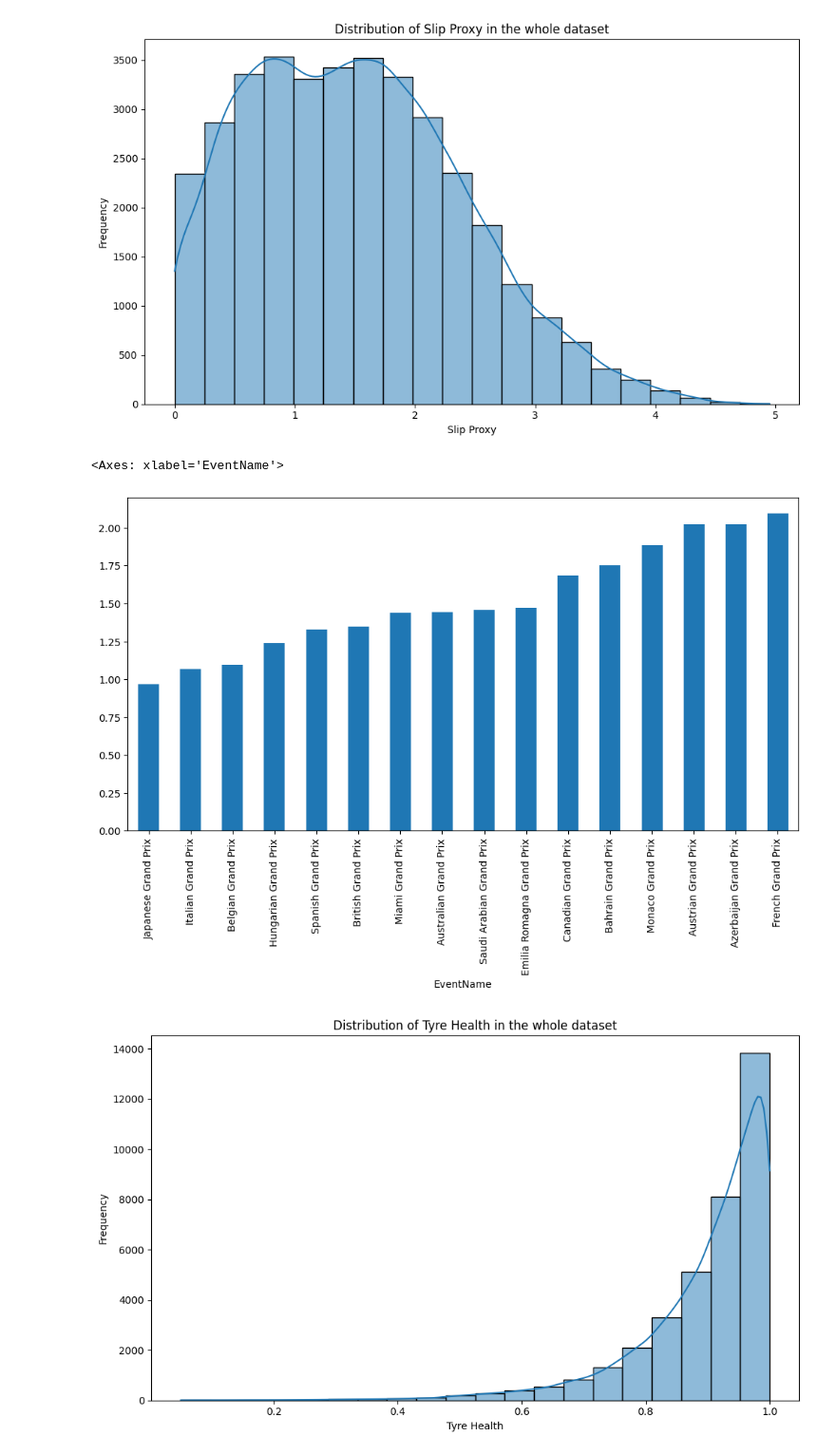
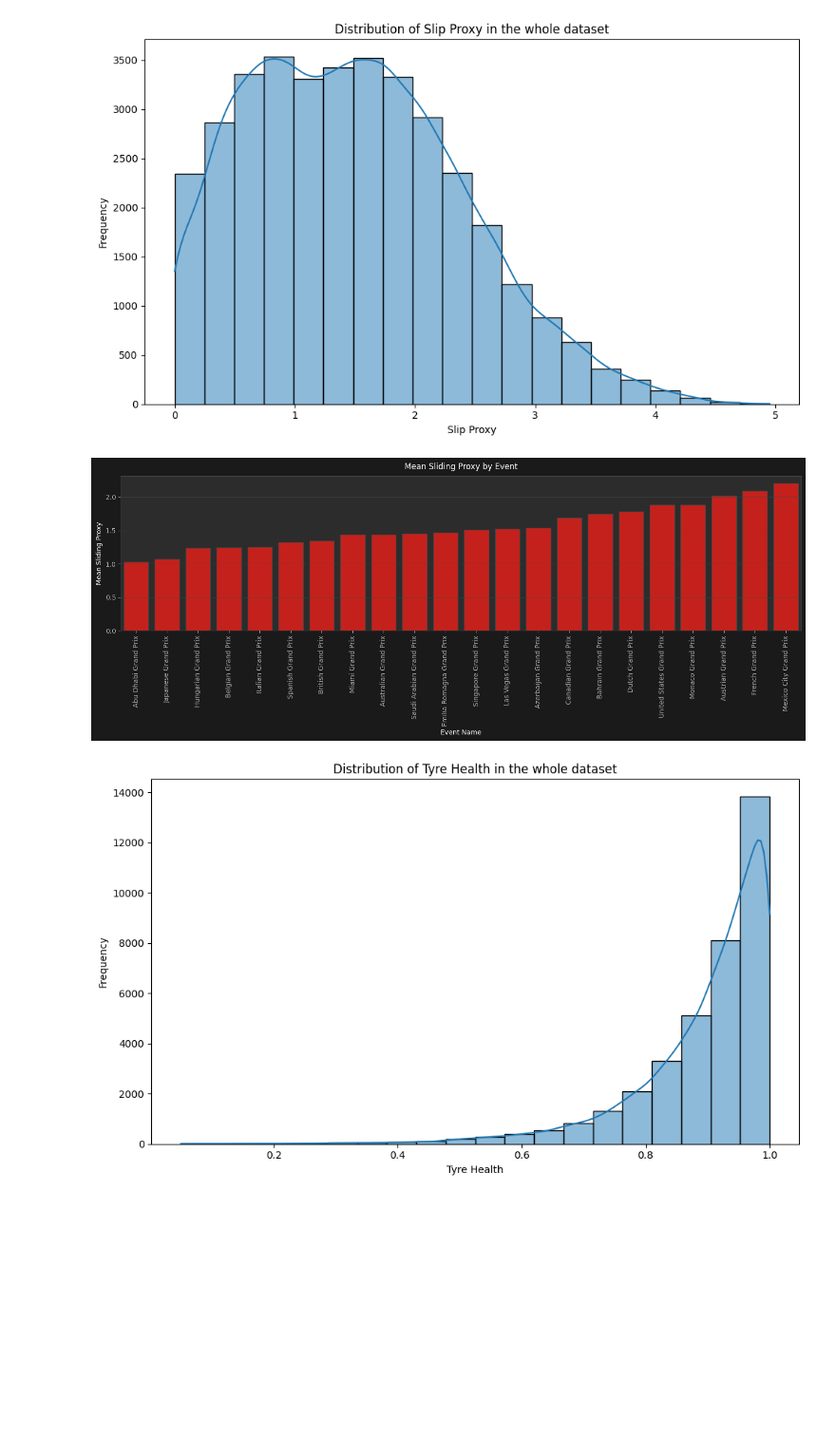
Before and after one commit to Abhaybhabhu/MDM3---F1, a Jupyter notebook: notebooks/physics_dataset_exploration.ipynb, the cells around one changed output. Shown at 95% size. Cells and saved outputs as stored; diff of their text form; code cells hidden in the pictures; blank space fills up the shorter version.

Commit message:
Adding plot to phyiscs dataset to visualise processing.

```diff
--- a/notebooks/physics_dataset_exploration.ipynb
+++ b/notebooks/physics_dataset_exploration.ipynb
@@ -214,10 +214,55 @@ plt.show()
 # %% [output]
 [figure]
 # %%
-fizz_dataset.groupby("EventName")["SlidingProxy"].mean().sort_values().plot(kind="bar", figsize=(12, 6))
+COLORS = {
+    'background': '#1A1A1A',
+    'axes':       '#2C2C2C',
+    'grid':       '#444444',
+    'text':       '#FFFFFF',
+    'text_muted': '#AAAAAA',
+    'soft':       '#E10600',
+    'medium':     '#4A90D9',
+    'hard':       '#00B4A6',
+    'secondary':  '#AAAAAA',
+}
+
+plot_df = (
+    fizz_dataset.groupby('EventName', as_index=False)['SlidingProxy']
+    .mean()
+    .sort_values('SlidingProxy')
+)
+
+fig_w = 15
+fig_h = 6
+fig, ax = plt.subplots(figsize=(fig_w, fig_h))
+fig.patch.set_facecolor(COLORS['background'])
+ax.set_facecolor(COLORS['axes'])
+ax.tick_params(colors=COLORS['text_muted'])
+ax.xaxis.label.set_color(COLORS['text'])
+ax.yaxis.label.set_color(COLORS['text'])
+ax.title.set_color(COLORS['text'])
+ax.grid(color=COLORS['grid'], linewidth=0.5)
+for spine in ax.spines.values():
+    spine.set_edgecolor(COLORS['grid'])
+
+sns.barplot(
+    data=plot_df,
+    x='EventName',
+    y='SlidingProxy',
+    color=COLORS['soft'],
+    ax=ax,
+    edgecolor=COLORS['grid']
+ )
+
+ax.set_title('Mean Sliding Proxy by Event', pad=10)
+ax.set_xlabel('Event Name')
+ax.set_ylabel('Mean Sliding Proxy')
+ax.tick_params(axis='x', rotation=90, colors=COLORS['text_muted'])
+
+plt.tight_layout()
+plt.savefig('../figures/mean_sliding_proxy_by_event.pdf')
 # %% [output]
-<Axes: xlabel='EventName'>
-[figure, old version]
+[figure, new version]
 # %%
 # distributton of tyre health in dataset.
 plt.figure(figsize=(10, 6))
```
Also changed, not shown: parts of 11 cells of this notebook, 1 other file.
